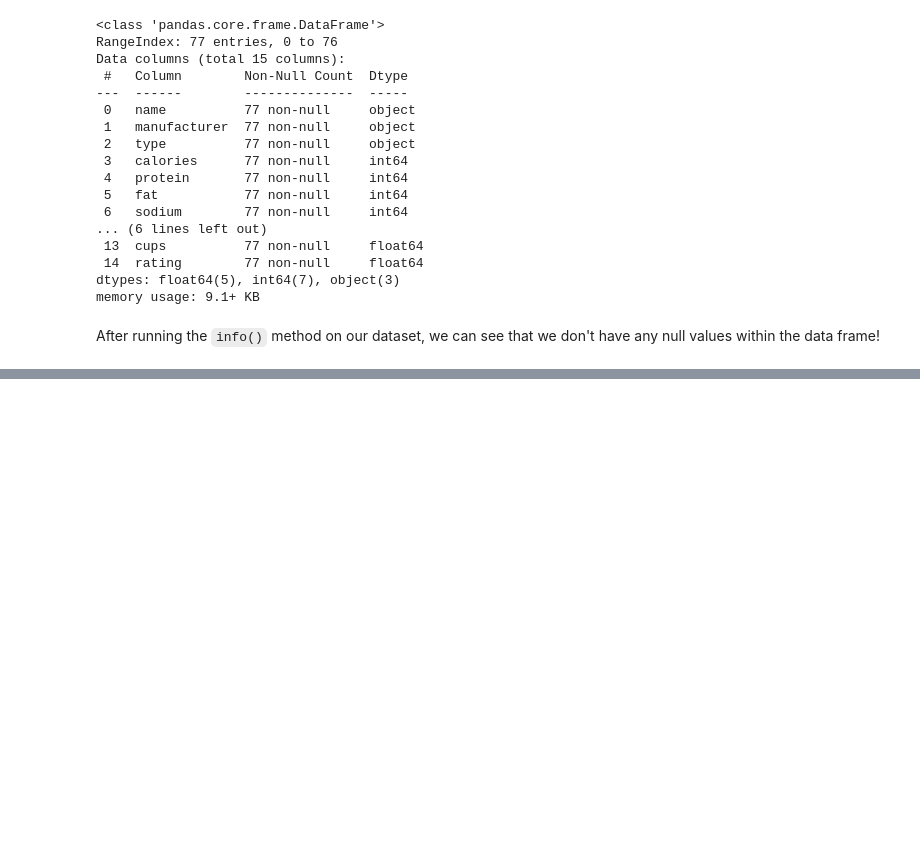
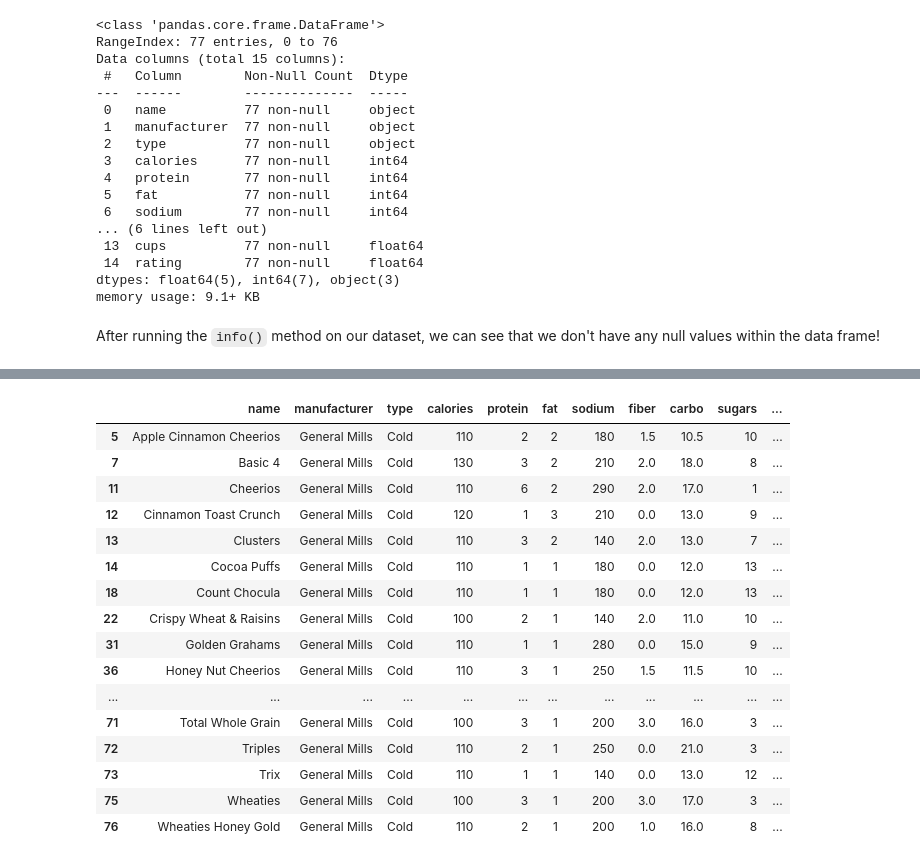
Before and after one commit to mragsac/BISB-Bootcamp-2020, a Jupyter notebook: day3/module4_hpc-crash-course/02_HPC-Workshop_Python-Data-Science-Intro_pandas_matplotlib.ipynb, the cells around one changed output, grey strips where cells are left out. Saved outputs shown, nothing was run; the diff lists cells and outputs as text; code cells hidden in the pictures; blank space fills up the shorter version.

```diff
--- a/day3/module4_hpc-crash-course/02_HPC-Workshop_Python-Data-Science-Intro_pandas_matplotlib.ipynb
+++ b/day3/module4_hpc-crash-course/02_HPC-Workshop_Python-Data-Science-Intro_pandas_matplotlib.ipynb
@@ -211,0 +241,22 @@ After running the `info()` method on our dataset, we can see that we don't have
+# %%
+# Gather all of the rows, or cereals, in the dataframe that are manufactured by general mills
+df_loc_select = df.loc[df['manufacturer'] == 'General Mills']
+df_loc_select
+# %% [output]
+|  | name | manufacturer | type | calories | protein | fat | sodium | fiber | carbo | sugars | ... |
+| 5 | Apple Cinnamon Cheerios | General Mills | Cold | 110 | 2 | 2 | 180 | 1.5 | 10.5 | 10 | ... |
+| 7 | Basic 4 | General Mills | Cold | 130 | 3 | 2 | 210 | 2.0 | 18.0 | 8 | ... |
+| 11 | Cheerios | General Mills | Cold | 110 | 6 | 2 | 290 | 2.0 | 17.0 | 1 | ... |
+| 12 | Cinnamon Toast Crunch | General Mills | Cold | 120 | 1 | 3 | 210 | 0.0 | 13.0 | 9 | ... |
+| 13 | Clusters | General Mills | Cold | 110 | 3 | 2 | 140 | 2.0 | 13.0 | 7 | ... |
+| 14 | Cocoa Puffs | General Mills | Cold | 110 | 1 | 1 | 180 | 0.0 | 12.0 | 13 | ... |
+| 18 | Count Chocula | General Mills | Cold | 110 | 1 | 1 | 180 | 0.0 | 12.0 | 13 | ... |
+| 22 | Crispy Wheat & Raisins | General Mills | Cold | 100 | 2 | 1 | 140 | 2.0 | 11.0 | 10 | ... |
+| 31 | Golden Grahams | General Mills | Cold | 110 | 1 | 1 | 280 | 0.0 | 15.0 | 9 | ... |
+| 36 | Honey Nut Cheerios | General Mills | Cold | 110 | 3 | 1 | 250 | 1.5 | 11.5 | 10 | ... |
+| ... | ... | ... | ... | ... | ... | ... | ... | ... | ... | ... | ... |
+| 71 | Total Whole Grain | General Mills | Cold | 100 | 3 | 1 | 200 | 3.0 | 16.0 | 3 | ... |
+| 72 | Triples | General Mills | Cold | 110 | 2 | 1 | 250 | 0.0 | 21.0 | 3 | ... |
+| 73 | Trix | General Mills | Cold | 110 | 1 | 1 | 140 | 0.0 | 13.0 | 12 | ... |
+| 75 | Wheaties | General Mills | Cold | 100 | 3 | 1 | 200 | 3.0 | 17.0 | 3 | ... |
+| 76 | Wheaties Honey Gold | General Mills | Cold | 110 | 2 | 1 | 200 | 1.0 | 16.0 | 8 | ... |
```
Also changed, not shown: parts of 12 cells of this notebook, 1 other file.
